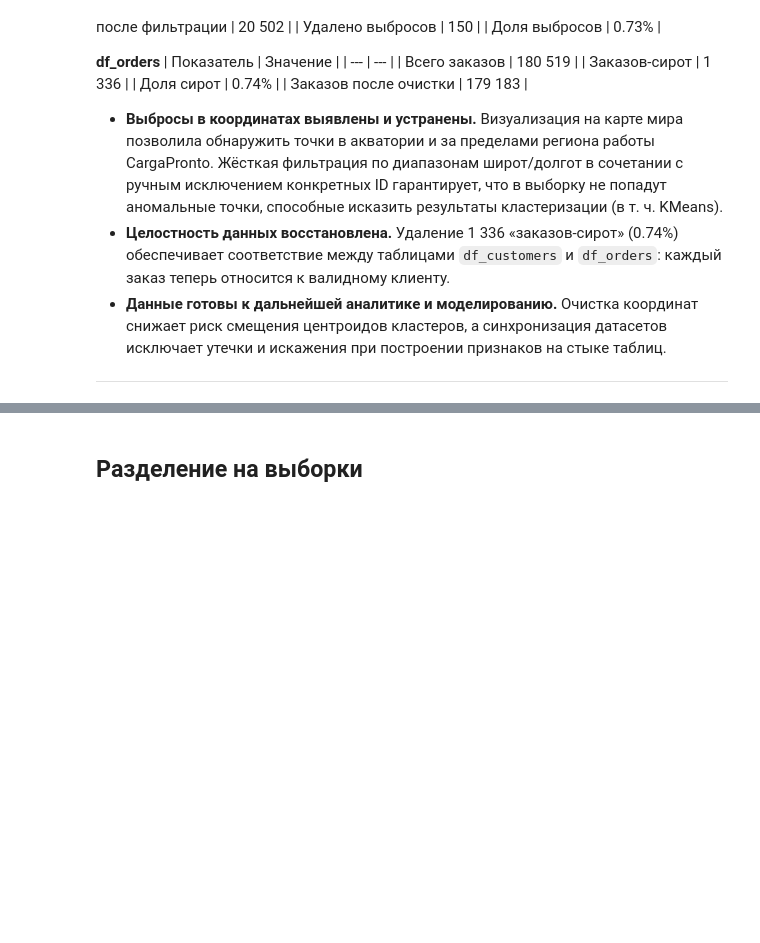
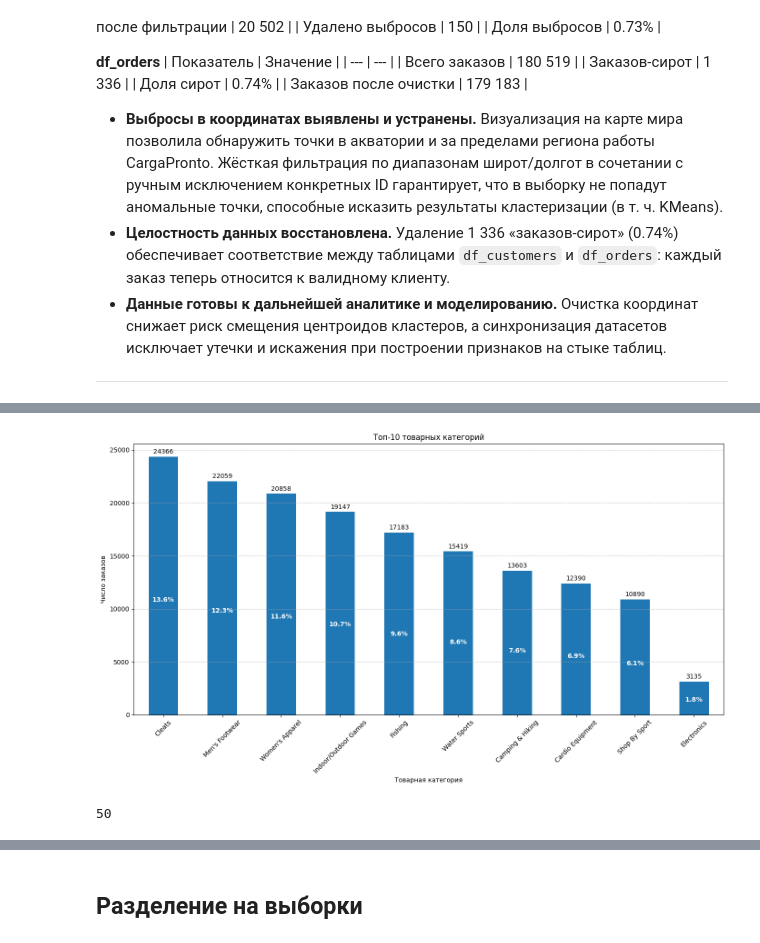
Before and after one commit to TemaQDX/sprint_18_project_carga_pronto, a Jupyter notebook: sprint_18_project_carga_pronto_Artem_Burov.ipynb, the cells around one changed output, grey strips where cells are left out. Drawn from its saved outputs; the diff is of its cells as text; code cells hidden in the pictures; blank space fills up the shorter version.

```diff
--- a/sprint_18_project_carga_pronto_Artem_Burov.ipynb
+++ b/sprint_18_project_carga_pronto_Artem_Burov.ipynb
@@ -683,0 +781,10 @@ print(f"Заказов после удаления сирот: {len(df_orders)}"
+# %%
+# Анализ распределения категориальных признаков: category_name
+plot_bar_chart(df_cargo['category_name'], xlabel='Товарная категория', ylabel='Число заказов', title=f'Топ-10 товарных категорий', figsize=(14,8), x_tick_rotation=45, top_n=10)
+# %% [output]
+[figure, added]
+# %%
+# Общее число товарных категорий
+df_cargo['category_name'].nunique()
+# %% [output]
+50
```
Also changed, not shown: parts of 14 cells of this notebook.
